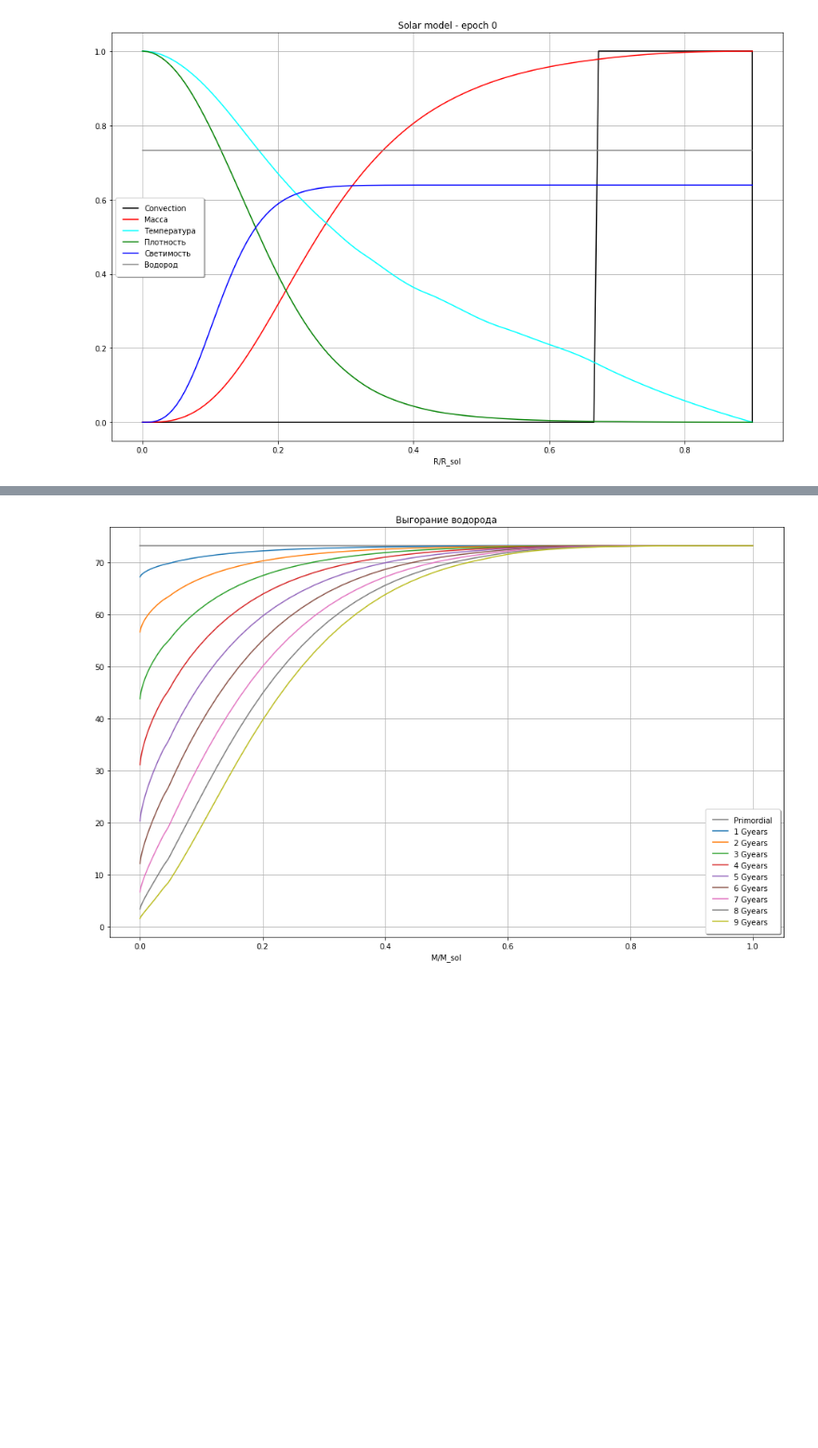
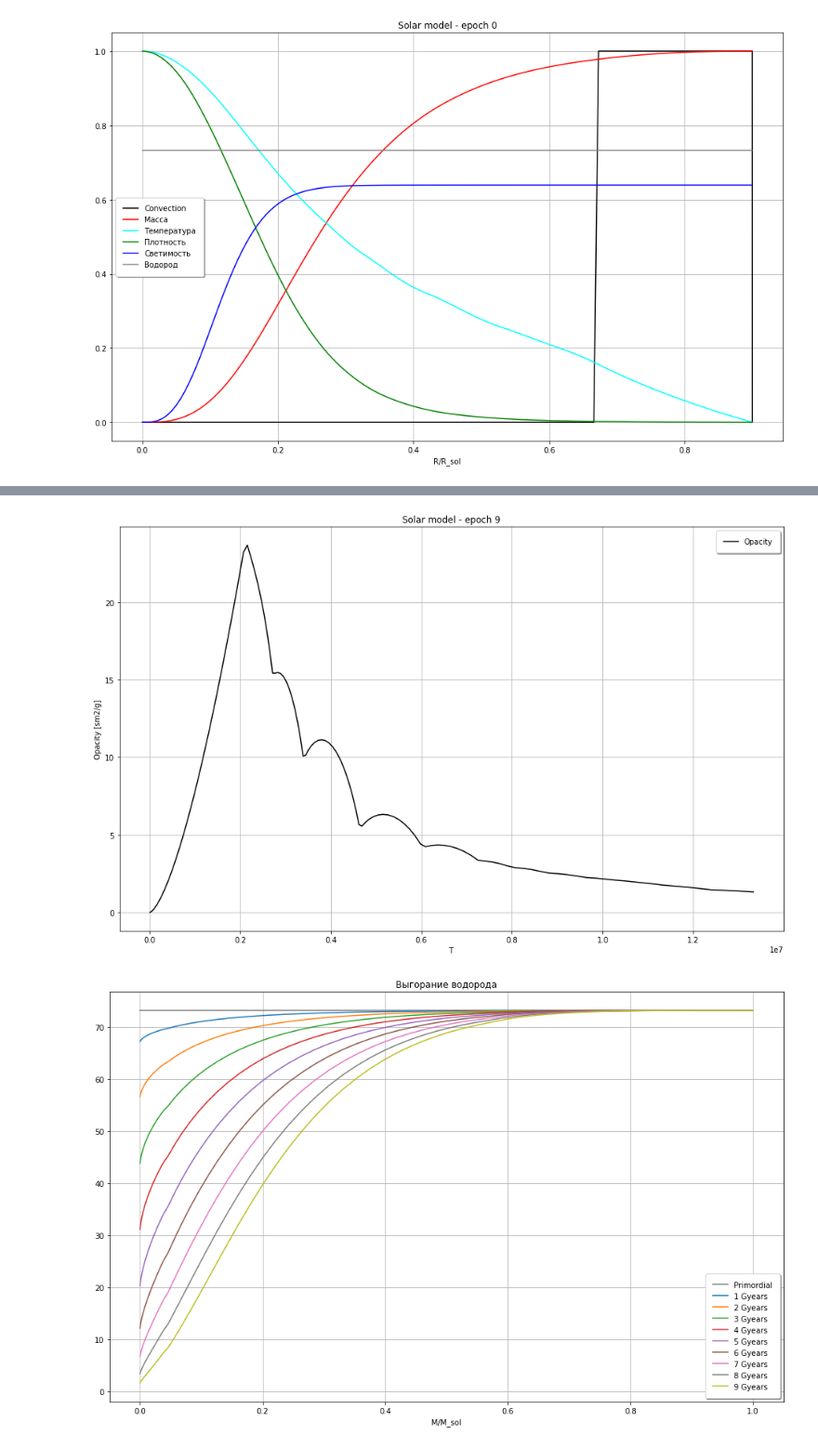
Before and after one commit to boangri/StarModels, a Jupyter notebook: AnalyzeModel.ipynb, the cells around one changed output, grey strips where cells are left out. Shown at 93% size. Cells and saved outputs as stored; diff of their text form; code cells hidden in the pictures; blank space fills up the shorter version.

```diff
--- a/AnalyzeModel.ipynb
+++ b/AnalyzeModel.ipynb
@@ -93,3 +88,16 @@ ax.legend(fancybox=True, framealpha=1, shadow=True, borderpad=1);
+# %%
+plt.figure(figsize=(16, 10))
+ax = plt.axes()
+plt.plot(t[::70], k[::70], color='black', label='Opacity')
+# plt.xlim(-0.1,0.1)
+# plt.ylim(-0.1, 0.1)
+plt.xlabel('T ')
+plt.ylabel('Opacity [sm2/g]')
+plt.title('Solar model - epoch %d' % epoch)
+ax.grid(b=True, which='both')
+ax.legend(fancybox=True, framealpha=1, shadow=True, borderpad=1);
+# %% [output]
+[figure, added]
 # %%
 h = 100.*x[::70]
 v = df['Velocity'].values[::70]
```
Also changed, not shown: parts of 3 cells of this notebook, 2 other files.
